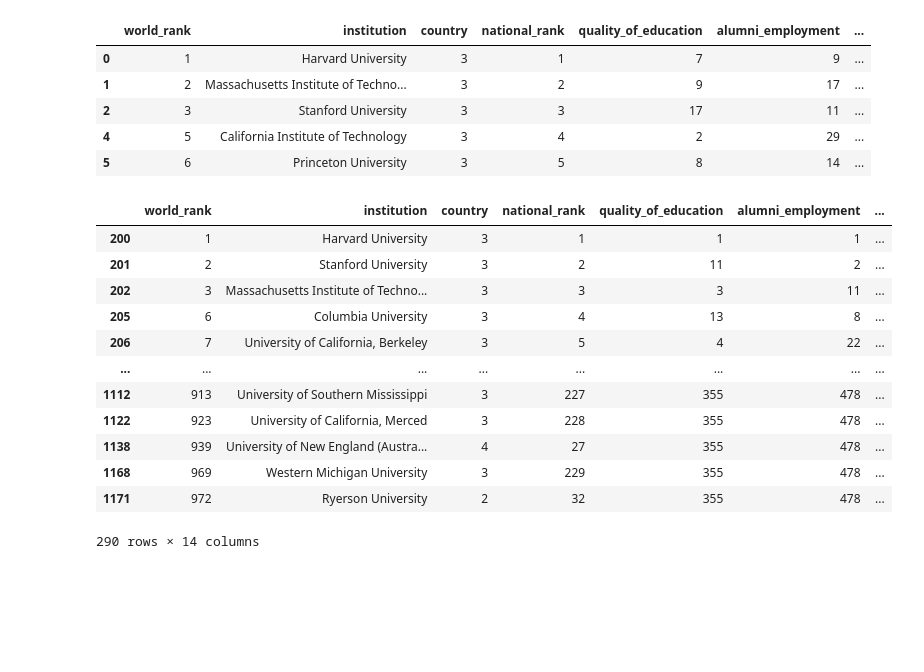
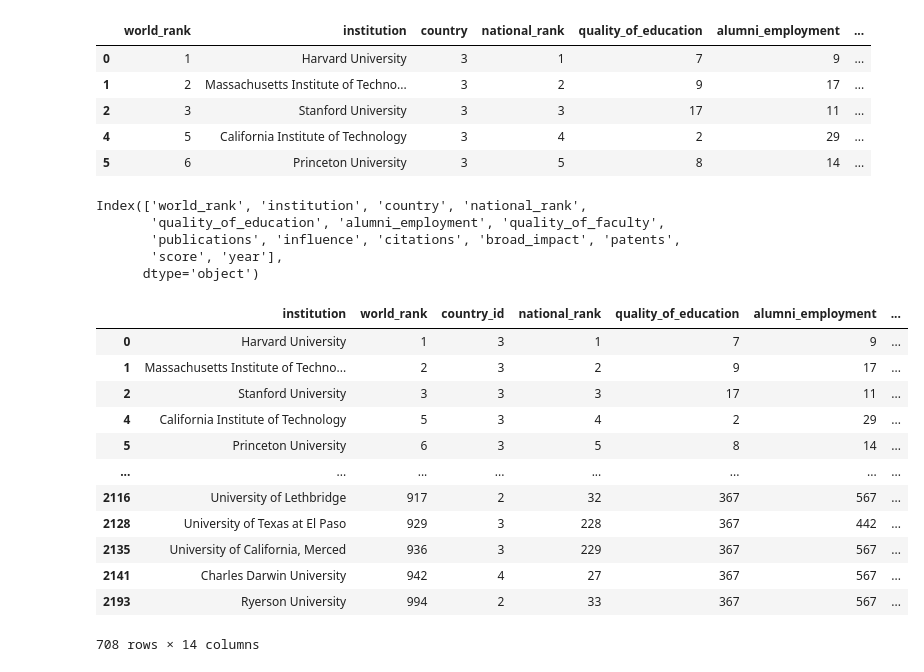
Before and after one commit to angmay/DataJobMarket, a Jupyter notebook: Transformation Subfiles/Data-Transformation.ipynb, the cells around one changed output. Cells and saved outputs as stored; diff of their text form; code cells hidden in the pictures; blank space fills up the shorter version.

Commit message:
university

```diff
--- a/Transformation Subfiles/Data-Transformation.ipynb
+++ b/Transformation Subfiles/Data-Transformation.ipynb
@@ -304,20 +304,41 @@ df.head()
 | 5 | 6 | Princeton University | 3 | 5 | 8 | 14 | ... |
 # %%
 latest_df = df.loc[df["year"]==2014]
-latest_df
+latest_df.columns
 # %% [output]
-|  | world_rank | institution | country | national_rank | quality_of_education | alumni_employment | ... |
-| 200 | 1 | Harvard University | 3 | 1 | 1 | 1 | ... |
-| 201 | 2 | Stanford University | 3 | 2 | 11 | 2 | ... |
-| 202 | 3 | Massachusetts Institute of Techno... | 3 | 3 | 3 | 11 | ... |
-| 205 | 6 | Columbia University | 3 | 4 | 13 | 8 | ... |
-| 206 | 7 | University of California, Berkeley | 3 | 5 | 4 | 22 | ... |
-| ... | ... | ... | ... | ... | ... | ... | ... |
-| 1112 | 913 | University of Southern Mississippi | 3 | 227 | 355 | 478 | ... |
-| 1122 | 923 | University of California, Merced | 3 | 228 | 355 | 478 | ... |
-| 1138 | 939 | University of New England (Austra... | 4 | 27 | 355 | 478 | ... |
-| 1168 | 969 | Western Michigan University | 3 | 229 | 355 | 478 | ... |
-| 1171 | 972 | Ryerson University | 2 | 32 | 355 | 478 | ... |
-290 rows × 14 columns
+Index(['world_rank', 'institution', 'country', 'national_rank',
+       'quality_of_education', 'alumni_employment', 'quality_of_faculty',
+       'publications', 'influence', 'citations', 'broad_impact', 'patents',
+       'score', 'year'],
+      dtype='object')
+# %%
+#formatting column names
+
+df.columns = ['world_rank', 'institution', 'country_id', 'national_rank',
+       'quality_of_education', 'alumni_employment', 'quality_of_faculty',
+       'publications', 'influence', 'citations', 'broad_impact', 'patents',
+       'score', 'year']
+
+df = df[['institution', 'world_rank', 'country_id', 'national_rank',
+       'quality_of_education', 'alumni_employment', 'quality_of_faculty',
+       'publications', 'influence', 'citations', 'broad_impact', 'patents',
+       'score', 'year']]
+
+
+df
+# %% [output]
+|  | institution | world_rank | country_id | national_rank | quality_of_education | alumni_employment | ... |
+| 0 | Harvard University | 1 | 3 | 1 | 7 | 9 | ... |
+| 1 | Massachusetts Institute of Techno... | 2 | 3 | 2 | 9 | 17 | ... |
+| 2 | Stanford University | 3 | 3 | 3 | 17 | 11 | ... |
+| 4 | California Institute of Technology | 5 | 3 | 4 | 2 | 29 | ... |
+| 5 | Princeton University | 6 | 3 | 5 | 8 | 14 | ... |
+| ... | ... | ... | ... | ... | ... | ... | ... |
+| 2116 | University of Lethbridge | 917 | 2 | 32 | 367 | 567 | ... |
+| 2128 | University of Texas at El Paso | 929 | 3 | 228 | 367 | 442 | ... |
+| 2135 | University of California, Merced | 936 | 3 | 229 | 367 | 567 | ... |
+| 2141 | Charles Darwin University | 942 | 4 | 27 | 367 | 567 | ... |
+| 2193 | Ryerson University | 994 | 2 | 33 | 367 | 567 | ... |
+708 rows × 14 columns
 # %%
 df.to_csv("../Transformed Data/University-Transformed.csv")
```
Also changed, not shown: 1 other file.
